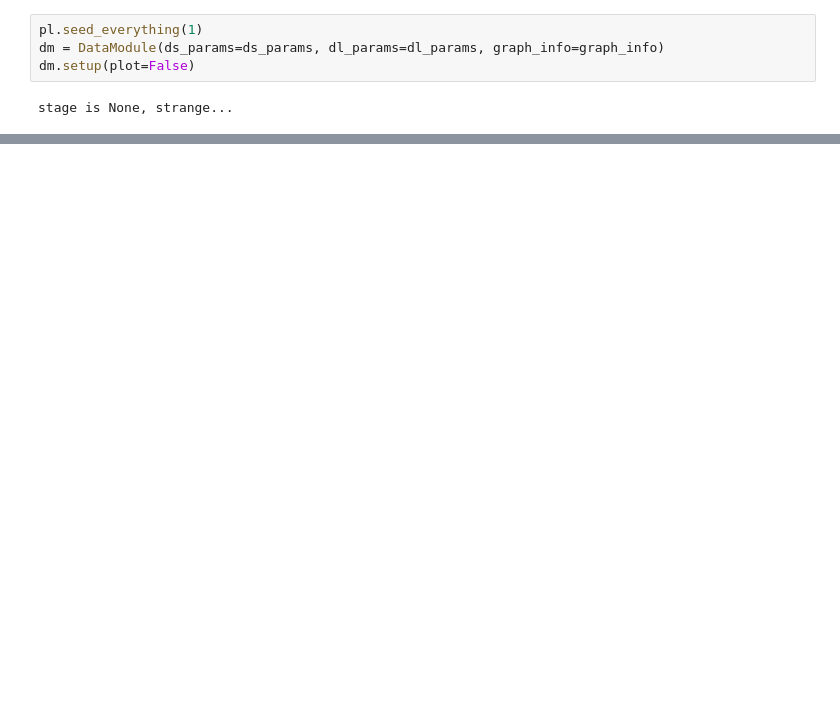
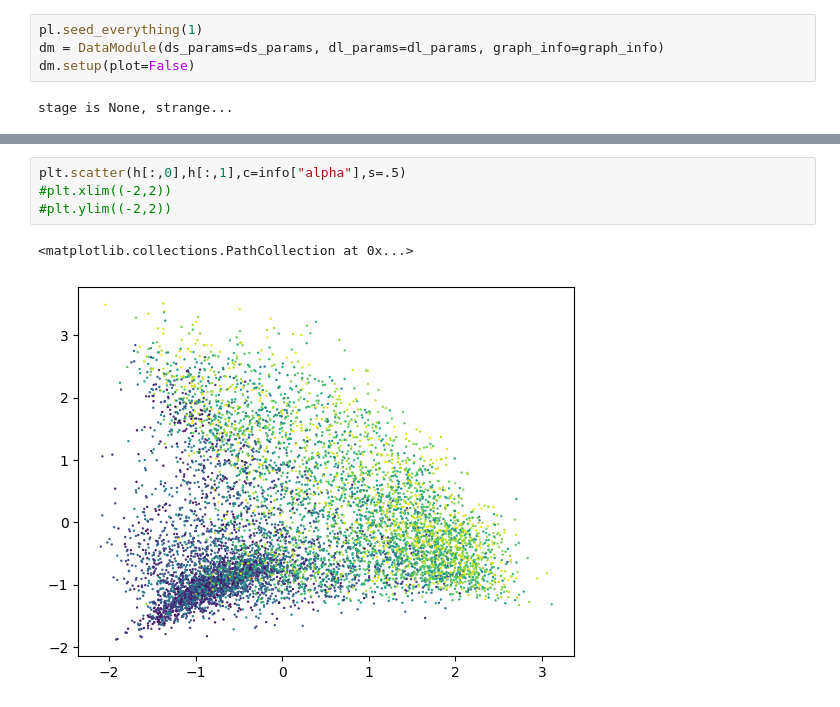
Before and after one commit to hippover/gratin, a Jupyter notebook: examples/MMD.ipynb, the cells around one changed output, grey strips where cells are left out. Drawn from its saved outputs; the diff is of its cells as text; blank space fills up the shorter version.

Commit message:
OK séparation par modèle et alpha

```diff
--- a/examples/MMD.ipynb
+++ b/examples/MMD.ipynb
@@ -103,0 +254,7 @@ h = get_predictions_of_dl(
+# %%
+plt.scatter(h[:,0],h[:,1],c=info["alpha"],s=.5)
+#plt.xlim((-2,2))
+#plt.ylim((-2,2))
+# %% [output]
+<matplotlib.collections.PathCollection at 0x...>
+[figure, added]
```
Also changed, not shown: parts of 15 cells of this notebook, 10 other files.
